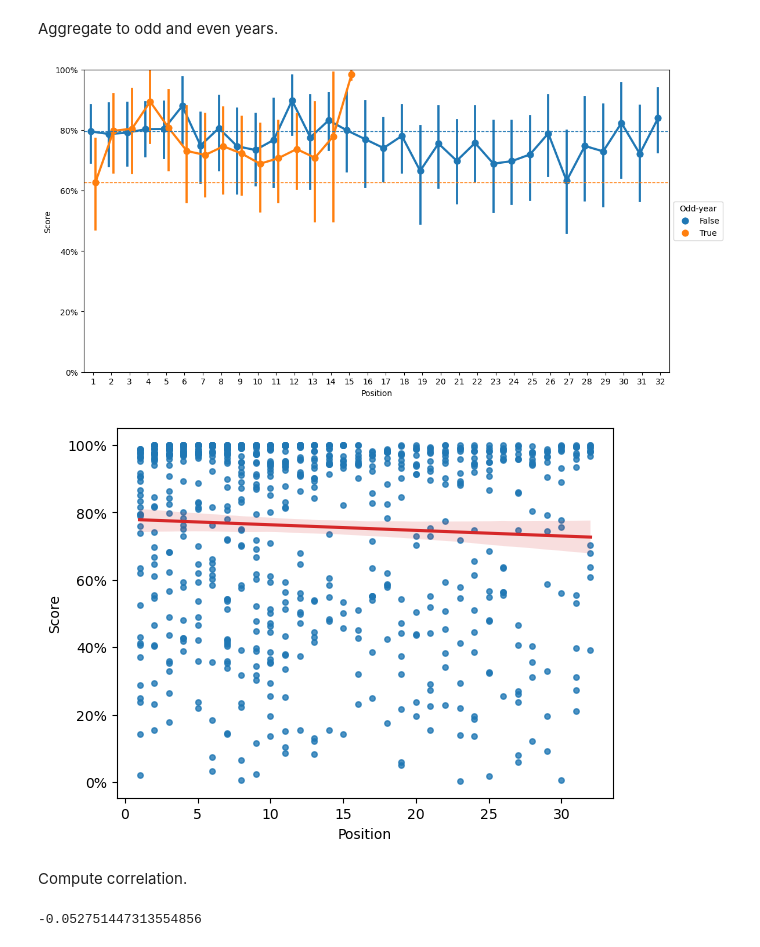
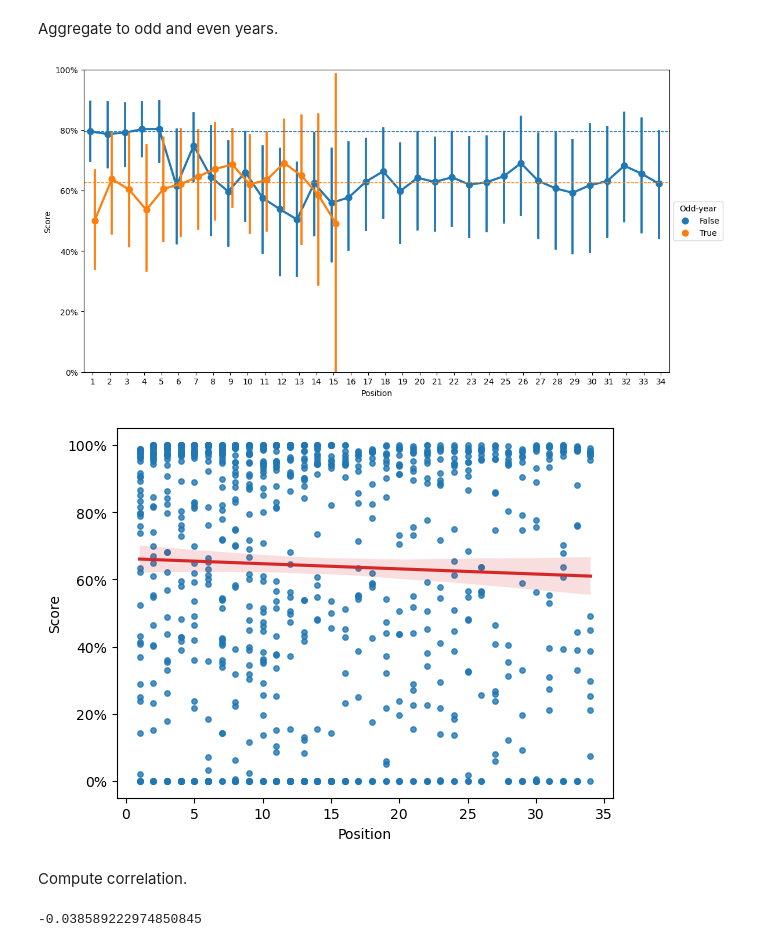
Before and after one commit to brianckeegan/boulderpolitics, a Jupyter notebook: Part 03 - Ballot position/Ballot_position.ipynb, the cells around one changed output. Drawn from its saved outputs; the diff is of its cells as text; code cells hidden in the pictures.

```diff
--- a/Part 03 - Ballot position/Ballot_position.ipynb
+++ b/Part 03 - Ballot position/Ballot_position.ipynb
@@ -371,6 +371,9 @@ scores_df['Position'] = cob_sov_pos_df.groupby(['Year','Contest Name']).agg({'Po
 scores_df.reset_index(inplace=True)
 scores_df.columns = ['Year','Contest Name','Estimator','Score','Position']
 
+# Relabel scores below 0 to 0
+scores_df.loc[(scores_df['Score'] < 0),'Score'] = 0
+
 # Differentiate odd/even elections
 scores_df['Odd'] = (scores_df['Year'] % 2).apply(bool)
 
@@ -427,7 +430,7 @@ Aggregate to odd and even years.
 f,ax = plt.subplots(figsize=(12,6))
 
 sb.pointplot(
-    data = scores_df[(scores_df['Score'] > 0) & (scores_df['Position'] < 33)],
+    data = scores_df[(scores_df['Score'] >= 0) & (scores_df['Position'] < 35)],
     x = 'Position',
     y = 'Score',
     hue = 'Odd',
@@ -448,23 +451,23 @@ ax.axhline(odd_pos_1_mean,lw=1,ls='--',color='tab:orange')
 f.tight_layout()
 f.savefig('predictability_position.png',facecolor='white',bbox_inches='tight')
 # %% [output]
-[figure, old version]
+[figure, new version]
 # %%
 ax = sb.regplot(
-    data = scores_df[(scores_df['Score'] > 0) & (scores_df['Position'] < 33)],
+    data = scores_df[(scores_df['Score'] >= 0) & (scores_df['Position'] < 35)],
     x = 'Position',
     y = 'Score',
     scatter_kws = {'s':15},
     line_kws= {'color':'tab:red'}
 )
 
 ax.yaxis.set_major_formatter(mtick.PercentFormatter(1,0))
 # %% [output]
-[figure, old version]
+[figure, new version]
 # %% [markdown]
 Compute correlation.
 # %%
-_df = scores_df[(scores_df['Score'] > 0) & (scores_df['Position'] < 33)]
+_df = scores_df[(scores_df['Score'] >= 0) & (scores_df['Position'] < 35)]
 _df[['Score','Position']].corr().iloc[0,1]
 # %% [output]
--0.052751447313554856
+-0.038589222974850845
```
Also changed, not shown: parts of 6 cells of this notebook, 1 other file.
